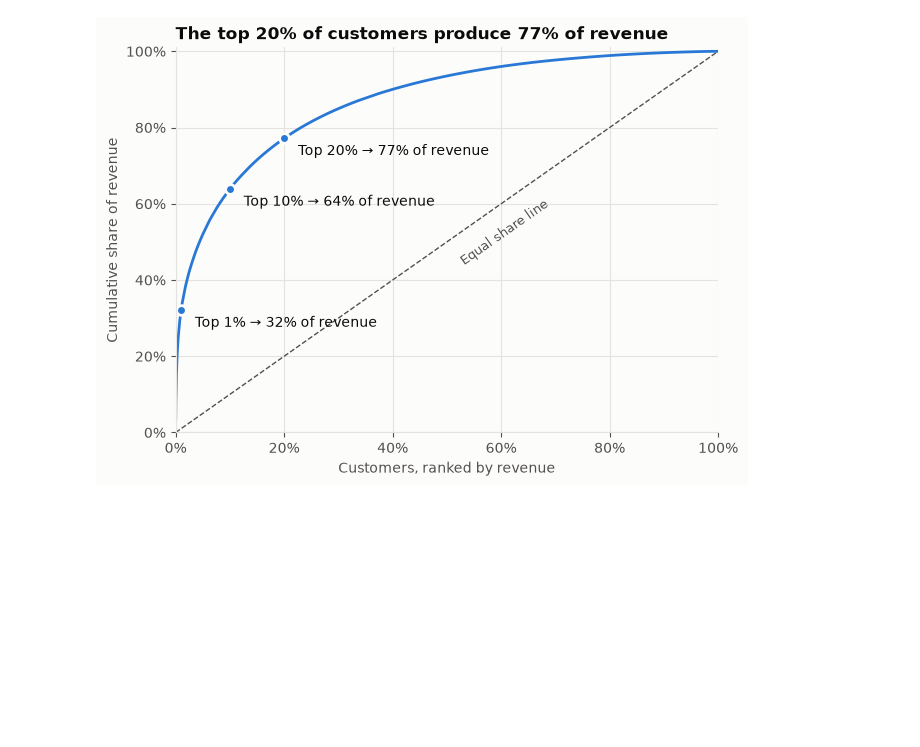
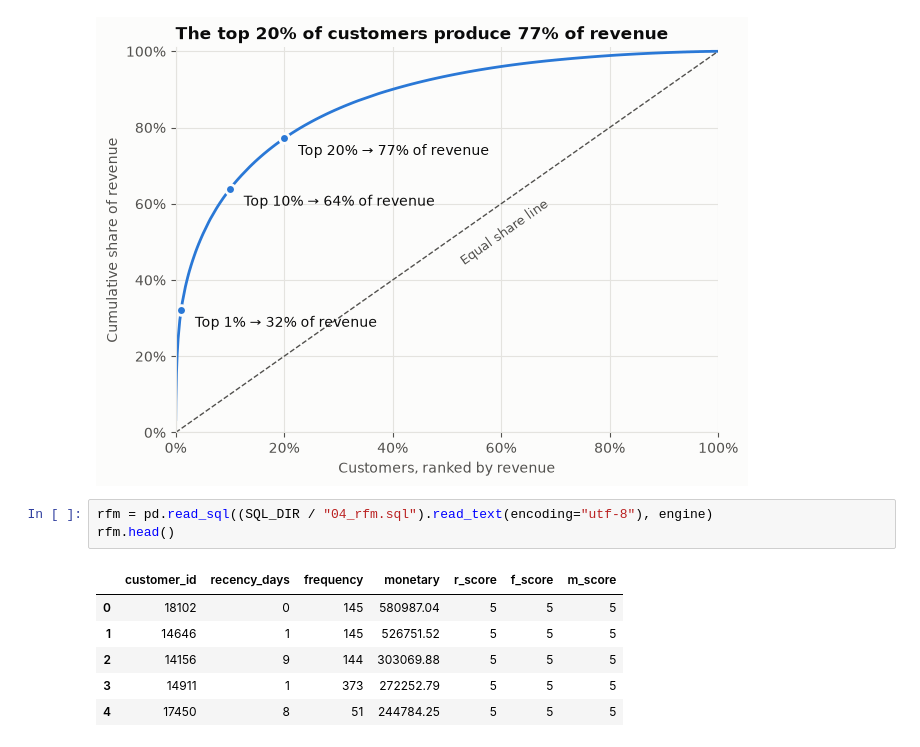
Before and after one commit to njflora/retail-customer-analytics-sql-python, a Jupyter notebook: notebooks/01_analysis.ipynb, the cells around one changed output. Drawn from its saved outputs; the diff is of its cells as text; blank space fills up the shorter version.

```diff
--- a/notebooks/01_analysis.ipynb
+++ b/notebooks/01_analysis.ipynb
@@ -100,3 +102,13 @@ fig.savefig(OUTPUT_DIR / "chart2_revenue_concentration.png")
 plt.show()
 # %% [output]
 [figure]
+# %%
+rfm = pd.read_sql((SQL_DIR / "04_rfm.sql").read_text(encoding="utf-8"), engine)
+rfm.head()
+# %% [output]
+|  | customer_id | recency_days | frequency | monetary | r_score | f_score | m_score |
+| 0 | 18102 | 0 | 145 | 580987.04 | 5 | 5 | 5 |
+| 1 | 14646 | 1 | 145 | 526751.52 | 5 | 5 | 5 |
+| 2 | 14156 | 9 | 144 | 303069.88 | 5 | 5 | 5 |
+| 3 | 14911 | 1 | 373 | 272252.79 | 5 | 5 | 5 |
+| 4 | 17450 | 8 | 51 | 244784.25 | 5 | 5 | 5 |
```
Also changed, not shown: parts of 4 cells of this notebook, 2 other files.
